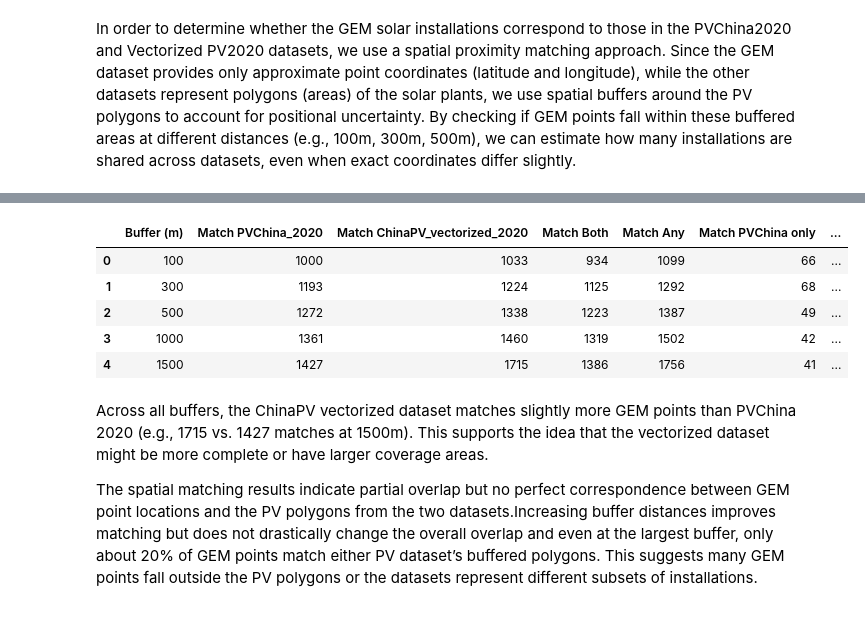
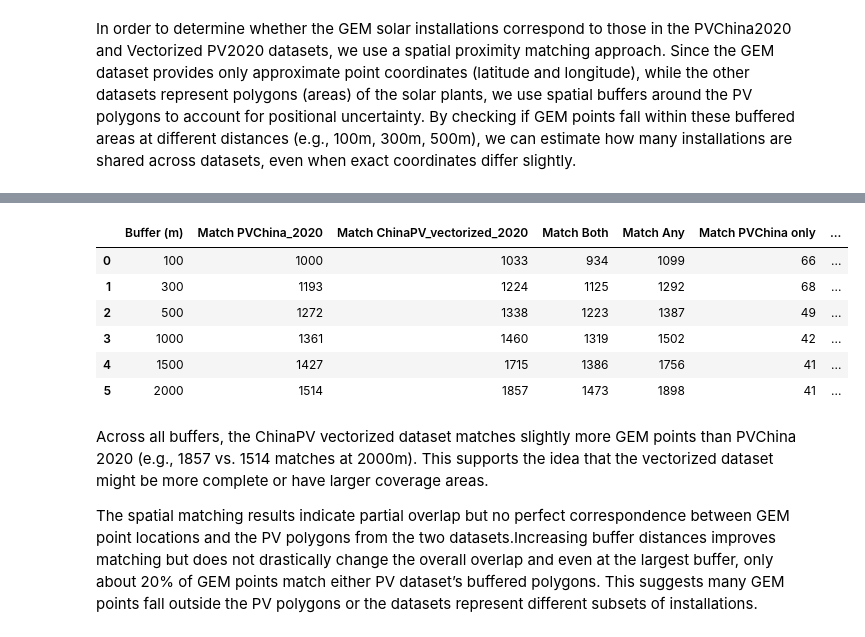
Before and after one commit to XinranHf/solar-data-china, a Jupyter notebook: scripts/analysis/compare_datasets.ipynb, the cells around one changed output, grey strips where cells are left out. Cells and saved outputs as stored; diff of their text form; code cells hidden in the pictures.

```diff
--- a/scripts/analysis/compare_datasets.ipynb
+++ b/scripts/analysis/compare_datasets.ipynb
@@ -376,6 +405,6 @@ MInimum distance GEM to PVChina: 4336.40 meters
 # %%
 # Buffer distances to test
-buffer_distances = [100, 300, 500, 1000, 1500]
+buffer_distances = [100, 300, 500, 1000, 1500, 2000]
 results = []
 
 for threshold_m in buffer_distances:
@@ -399,34 +428,35 @@ for threshold_m in buffer_distances:
     match_vectorized = gem_2020[f'match_vectorized_{threshold_m}']
 
     match_both = match_pvchina & match_vectorized
     match_any = match_pvchina | match_vectorized
     match_only_pvchina = match_pvchina & ~match_vectorized
     match_only_vectorized = match_vectorized & ~match_pvchina
 
     results.append({
         'Buffer (m)': threshold_m,
         'Match PVChina_2020': match_pvchina.sum(),
         'Match ChinaPV_vectorized_2020': match_vectorized.sum(),
         'Match Both': match_both.sum(),
         'Match Any': match_any.sum(),
         'Match PVChina only': match_only_pvchina.sum(),
         'Match Vectorized only': match_only_vectorized.sum(),
         '% Match PVChina_2020': round(match_pvchina.sum() / len(gem_2020) * 100, 1),
         '% Match ChinaPV_vectorized_2020': round(match_vectorized.sum() / len(gem_2020) * 100, 1),
         '% Match Any': round(match_any.sum() / len(gem_2020) * 100, 1),
         '% Match Both': round(match_both.sum() / len(gem_2020) * 100, 1),
     })
 
 results_df = pd.DataFrame(results)
 results_df
 # %% [output]
 |  | Buffer (m) | Match PVChina_2020 | Match ChinaPV_vectorized_2020 | Match Both | Match Any | Match PVChina only | ... |
 | 0 | 100 | 1000 | 1033 | 934 | 1099 | 66 | ... |
 | 1 | 300 | 1193 | 1224 | 1125 | 1292 | 68 | ... |
 | 2 | 500 | 1272 | 1338 | 1223 | 1387 | 49 | ... |
 | 3 | 1000 | 1361 | 1460 | 1319 | 1502 | 42 | ... |
 | 4 | 1500 | 1427 | 1715 | 1386 | 1756 | 41 | ... |
+| 5 | 2000 | 1514 | 1857 | 1473 | 1898 | 41 | ... |
 # %% [markdown]
-Across all buffers, the ChinaPV vectorized dataset matches slightly more GEM points than PVChina 2020 (e.g., 1715 vs. 1427 matches at 1500m). This supports the idea that the vectorized dataset might be more complete or have larger coverage areas.
+Across all buffers, the ChinaPV vectorized dataset matches slightly more GEM points than PVChina 2020 (e.g., 1857 vs. 1514 matches at 2000m). This supports the idea that the vectorized dataset might be more complete or have larger coverage areas.
 
 The spatial matching results indicate partial overlap but no perfect correspondence between GEM point locations and the PV polygons from the two datasets.Increasing buffer distances improves matching but does not drastically change the overall overlap  and even at the largest buffer, only about 20% of GEM points match either PV dataset’s buffered polygons. This suggests many GEM points fall outside the PV polygons or the datasets represent different subsets of installations.
```
Also changed, not shown: parts of 15 cells of this notebook, 2 other files.
